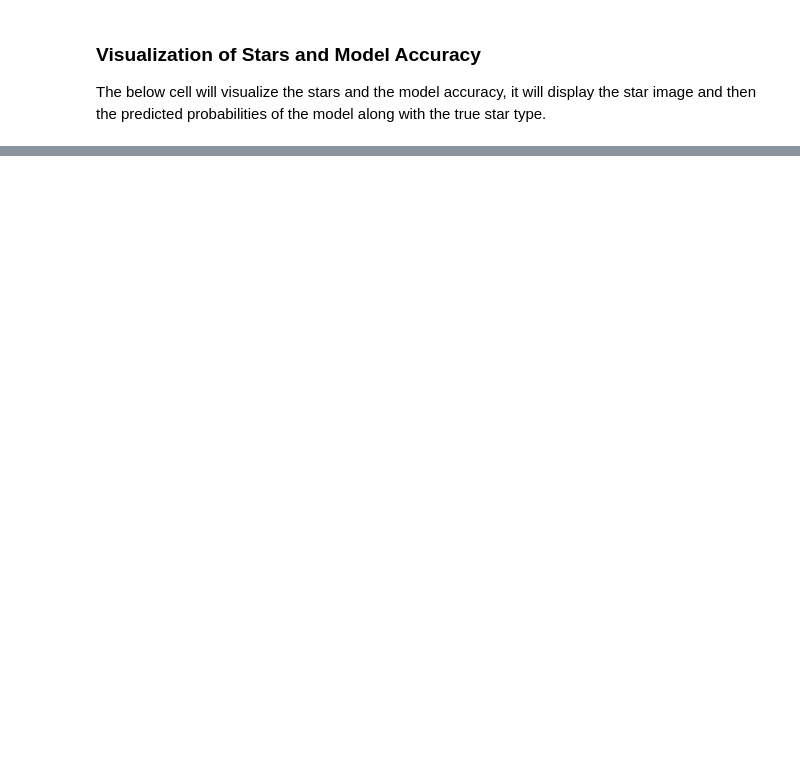
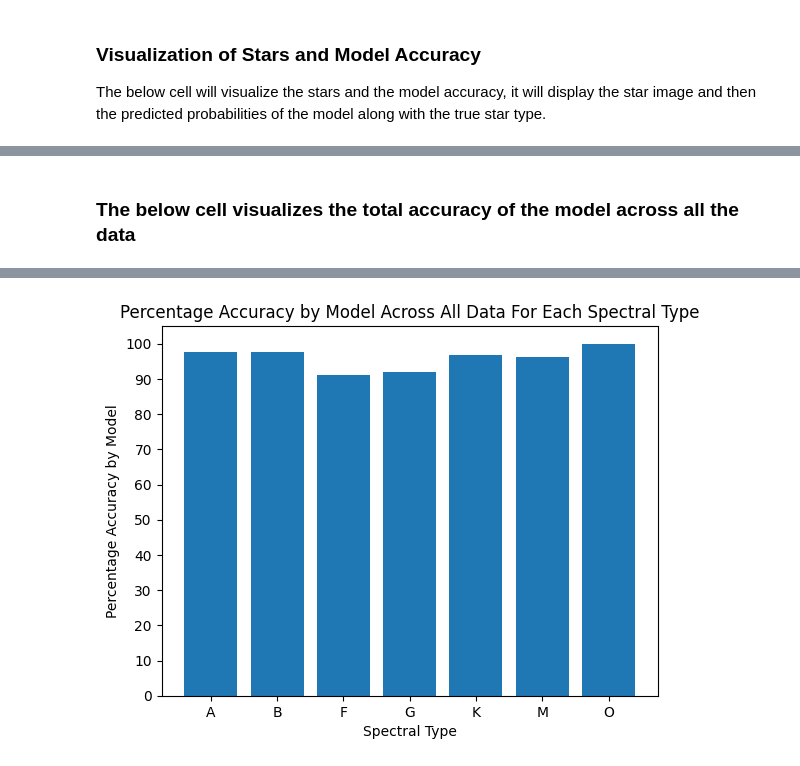
Before and after one commit to dkang2024/Spectral-Classification-AI, a Jupyter notebook: Model.ipynb, the cells around one changed output, grey strips where cells are left out. Saved outputs shown, nothing was run; the diff lists cells and outputs as text; code cells hidden in the pictures; blank space fills up the shorter version.

Commit message:
Visualization Additions

```diff
--- a/Model.ipynb
+++ b/Model.ipynb
@@ -39,10 +45,10 @@ Because there are three separate models, there needs to be two different types o
 # %%
 image_x, num_stars = [], len(os.listdir(IMAGE_DATASET)) #Num_Stars obtained from getting the number of files in the Image Dataset
 
-full_labels = keras.utils.to_categorical(LabelEncoding.fit_transform(pd.read_csv(DATASET_PATH, index_col=0)['Spectral Class'][:num_stars].drop(np.array(images_to_ignore) - 1).to_numpy()))
+full_labels = keras.utils.to_categorical(LabelEncoding.fit_transform(pd.read_csv(DATASET_PATH, index_col=0)['Spectral Class'][:num_stars].drop(np.array(images_to_ignore) - 1).to_numpy()), 7)
 #pd.read_csv() reads the CSV file (THESE ARE LABELS OF FINAL SPECTRAL CLASS) and turns it into a pandas DataFrame. ['Spectral Class'] pulls only the spectral class column, and the [:num_stars] makes sure to only pull labels until the number of stars (don't pull more than that). .drop() drops the stars that we don't want, fit_transform turns this to integers, then to_categorical one-hot encodes this.
 
-image_y = keras.utils.to_categorical(pd.read_csv(os.path.join('Images', 'ImageClassification.csv'), index_col=0).iloc[:num_stars, :].drop(np.array(images_to_ignore) - 1).to_numpy())
+image_y = keras.utils.to_categorical(pd.read_csv(os.path.join('Images', 'ImageClassification.csv'), index_col=0).iloc[:num_stars, :].drop(np.array(images_to_ignore) - 1).to_numpy(), 3)
 #pd.read_csv() reads the CSV file (THESE ARE LABELS OF ORANGE, BLUE, OR WHITE) and turns it into a pandas DataFrame. .iloc[:num_stars, :], only takes the classifications that are completed up to the number of images. .drop() drops the stars that we don't want, fit_transform turns this to integers, then to_categorical one-hot encodes this.
 
 for i in range(1, num_stars+1): #For the star indices as saved in the Image Dataset folder
@@ -234,7 +266,7 @@ elif os.path.exists(FINAL):
 
 The below cell will visualize the stars and the model accuracy, it will display the star image and then the predicted probabilities of the model along with the true star type.
 # %%
-predictions, SPEC_TYPES = model2.predict([test_image_predictions, test_fluxes]), ('A', 'B', 'F', 'G', 'K', 'M', 'O') #Predict with model and set up Spectral types
+test_predictions, SPEC_TYPES = model2.predict([test_image_predictions, test_fluxes]), ('A', 'B', 'F', 'G', 'K', 'M', 'O') #Predict with model and set up Spectral types
 
 valid_viewing = False
 while not valid_viewing:
@@ -247,7 +279,7 @@ while not valid_viewing:
         print('You must enter a valid integer!')
 
 num_stars = 1
-for prediction, label, image in zip(predictions, full_labels_test, image_test_x): #Iterates over every possible test image
+for prediction, label, image in zip(test_predictions, LabelEncoding.inverse_transform(np.argmax(full_labels_test, axis=1)), image_test_x): #Iterates over every possible test image, and the inverse transform combined with argmax transforms the labels back into readable text
 
     if num_stars <= how_many_images: #Makes sure that the program displays an equal number of images as the user requested
         figure, (ax1, ax2) = plt.subplots(1, 2, layout='tight')
@@ -259,8 +291,7 @@ for prediction, label, image in zip(predictions, full_labels_test, image_test_x)
         ax2.bar(SPEC_TYPES, prediction) #Bar graph of probabilities
         ax2.set(xlabel='Spectral types', ylabel='Probability Predicted', title='Probability Predicted by Model')
 
-        Spec_Type = SPEC_TYPES[label.tolist().index(1)] #The index converts the one-hot-encoded label back into a string by looking for "1" and then matching it to the list of spectral types
-        figure.suptitle(f'Star {num_stars}: Type {Spec_Type}')
+        figure.suptitle(f'Star {num_stars}: Type {label}')
         num_stars += 1 #Update the number of stars
 
         plt.show()
@@ -269,0 +303,28 @@ for prediction, label, image in zip(predictions, full_labels_test, image_test_x)
+# %% [markdown]
+### The below cell visualizes the total accuracy of the model across all the data
+# %%
+train_predict, validation_predict = np.argmax(model2.predict([train_image_predictions, train_fluxes]), axis=1), np.argmax(model2.predict([val_image_predictions, val_fluxes]), axis=1) #Takes the predictions of the model, turns them back into integer encoding based upon the size
+all_predictions, all_labels = LabelEncoding.inverse_transform(np.concatenate([train_predict, validation_predict, np.argmax(test_predictions, axis=1)])), LabelEncoding.inverse_transform(np.argmax(np.concatenate([full_labels, full_labels_val, full_labels_test]), axis=1)) #Concatenates all predictions into one so that we can iterate through to create the histogram, converts them back to our original text form using argmax and inverse_transform
+
+spec_type_dict = {'A': [0, 0], 'B': [0, 0], 'F': [0, 0], 'G': [0, 0], 'K': [0, 0], 'M': [0, 0], 'O': [0, 0]} #Sets up dictionary to get proportions for percentages
+for prediction, label in zip(all_predictions, all_labels):
+
+    if prediction == label: #If prediction is correct, add one to the left side of the list in the dictionary, which is number of correct predictions
+        spec_type_dict[label][0] += 1
+
+    spec_type_dict[label][1] += 1 #No matter what, addd one to the right side of the list in the dictionary, which indicates the count of predictions made
+
+for key, item in spec_type_dict.items():
+    spec_type_dict[key] = item[0]/item[1]*100 #Turns everything into a percentage from the lists in the dictionary
+
+SpecTypeUnpacked = spec_type_dict.items()
+SPEC_TYPES, PERCENTAGE_ACCURACY = [item[0] for item in SpecTypeUnpacked], [item[1] for item in SpecTypeUnpacked] #Gets the spectral types and the percentage accuracy separately
+
+plt.bar(SPEC_TYPES, PERCENTAGE_ACCURACY)
+plt.xlabel('Spectral Type')
+plt.ylabel('Percentage Accuracy by Model')
+plt.title('Percentage Accuracy by Model Across All Data For Each Spectral Type')
+plt.yticks(ticks=list(range(0, 110, 10)), labels=list(range(0, 110, 10)))
+
+plt.savefig(os.path.join('Images', 'ModelAccuracy.png'))
+# %% [output]
@@ -269,0 +333 @@ for prediction, label, image in zip(predictions, full_labels_test, image_test_x)
+[figure, added]
```
Also changed, not shown: parts of 9 cells of this notebook, 1 other file.
